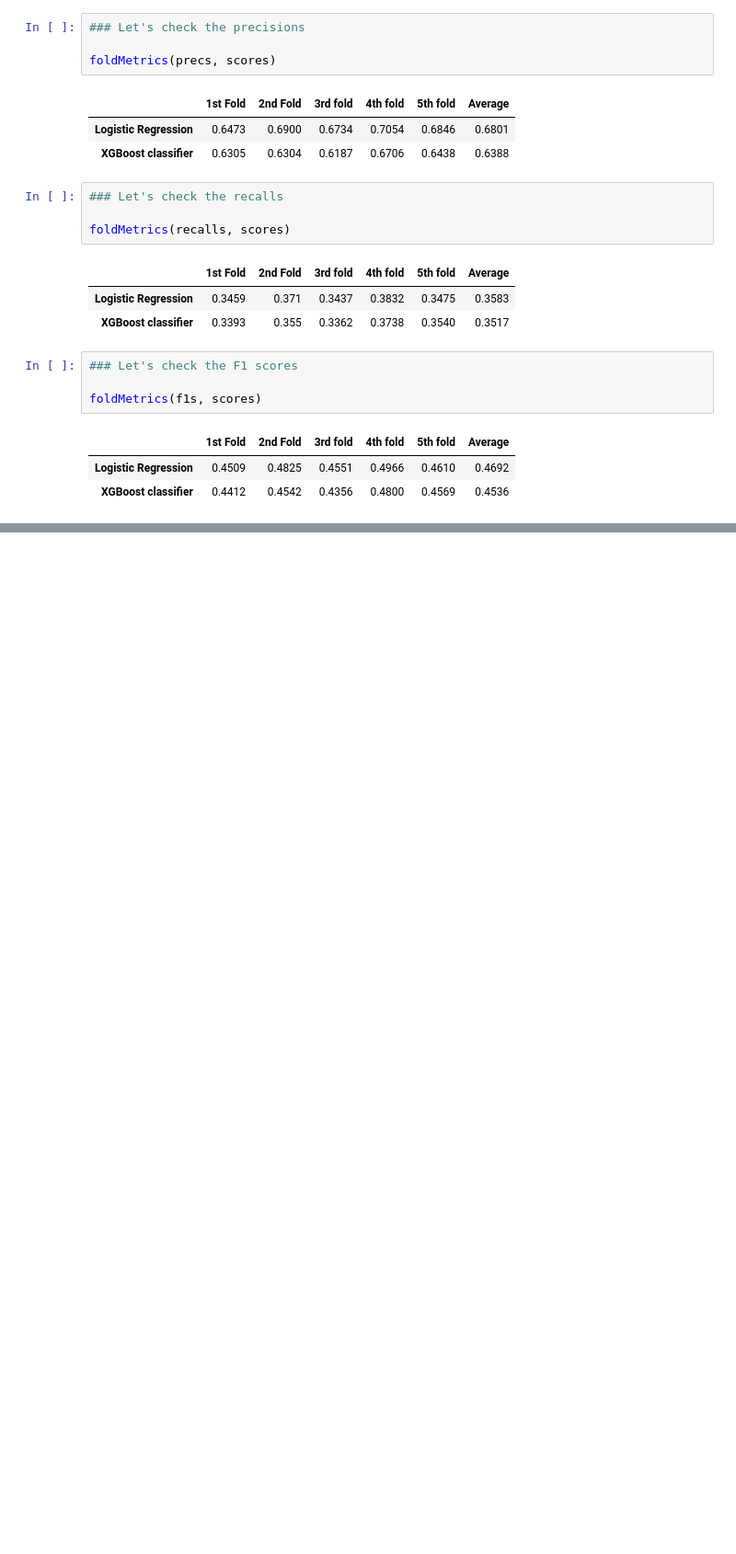
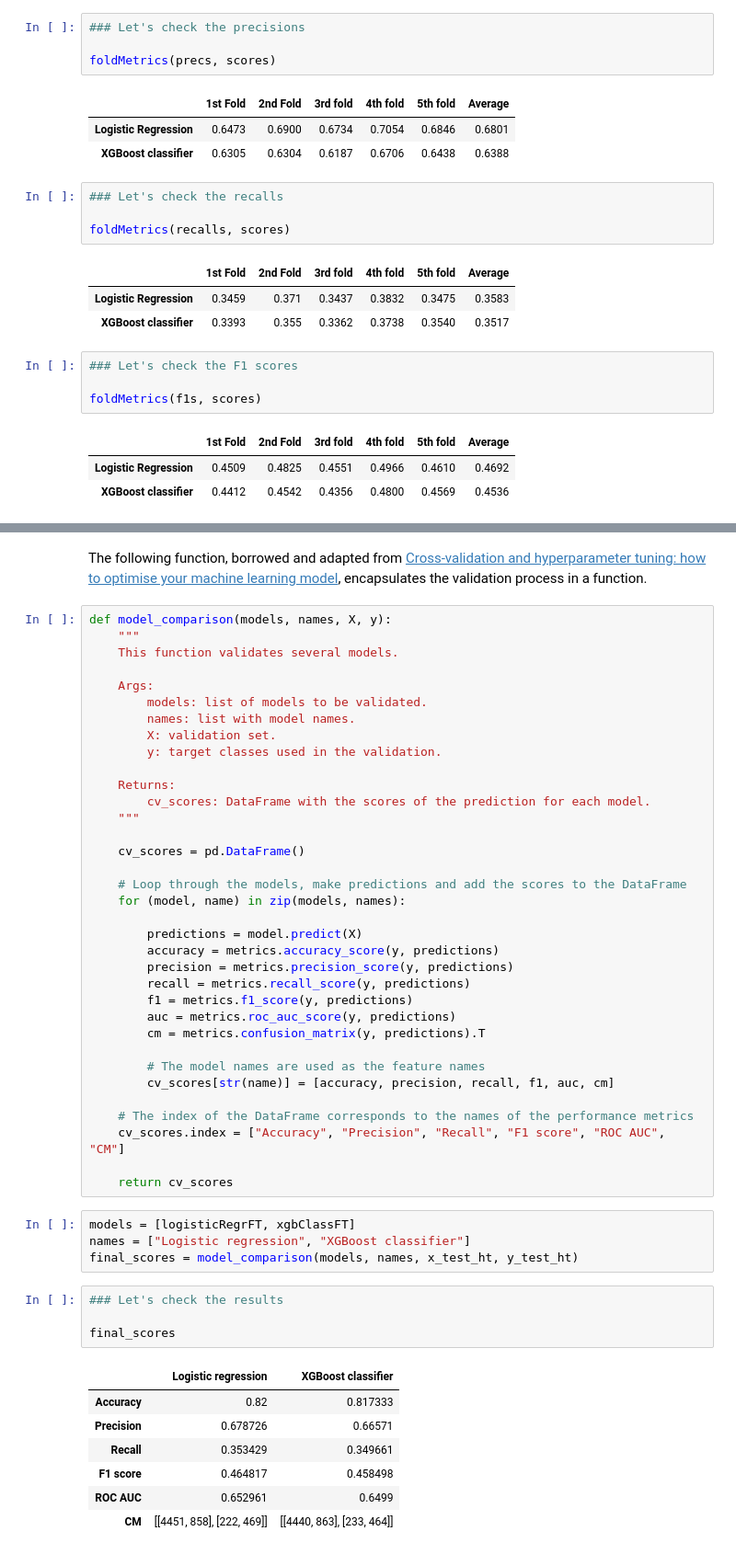
Before and after one commit to jacasta2/cc_default, a Jupyter notebook: ml/ml.ipynb, the cells around one changed output, grey strips where cells are left out. Shown at 92% size. Cells and saved outputs as stored; diff of their text form; blank space fills up the shorter version.

```diff
--- a/ml/ml.ipynb
+++ b/ml/ml.ipynb
@@ -798,0 +1083,53 @@ Overall, both models perform in a similar way and rather poorly. Perhaps the onl
+# %% [markdown]
+The following function, borrowed and adapted from [Cross-validation and hyperparameter tuning: how to optimise your machine learning model](https://towardsdatascience.com/cross-validation-and-hyperparameter-tuning-how-to-optimise-your-machine-learning-model-13f005af9d7d), encapsulates the validation process in a function.
+# %%
+def model_comparison(models, names, X, y):
+    """
+    This function validates several models.
+
+    Args:
+        models: list of models to be validated.
+        names: list with model names.
+        X: validation set.
+        y: target classes used in the validation.
+
+    Returns:
+        cv_scores: DataFrame with the scores of the prediction for each model.
+    """
+
+    cv_scores = pd.DataFrame()
+
+    # Loop through the models, make predictions and add the scores to the DataFrame
+    for (model, name) in zip(models, names):
+
+        predictions = model.predict(X)
+        accuracy = metrics.accuracy_score(y, predictions)
+        precision = metrics.precision_score(y, predictions)
+        recall = metrics.recall_score(y, predictions)
+        f1 = metrics.f1_score(y, predictions)
+        auc = metrics.roc_auc_score(y, predictions)
+        cm = metrics.confusion_matrix(y, predictions).T
+
+        # The model names are used as the feature names
+        cv_scores[str(name)] = [accuracy, precision, recall, f1, auc, cm]
+
+    # The index of the DataFrame corresponds to the names of the performance metrics
+    cv_scores.index = ["Accuracy", "Precision", "Recall", "F1 score", "ROC AUC", "CM"]
+
+    return cv_scores
+# %%
+models = [logisticRegrFT, xgbClassFT]
+names = ["Logistic regression", "XGBoost classifier"]
+final_scores = model_comparison(models, names, x_test_ht, y_test_ht)
+# %%
+### Let's check the results
+
+final_scores
+# %% [output]
+|  | Logistic regression | XGBoost classifier |
+| Accuracy | 0.82 | 0.817333 |
+| Precision | 0.678726 | 0.66571 |
+| Recall | 0.353429 | 0.349661 |
+| F1 score | 0.464817 | 0.458498 |
+| ROC AUC | 0.652961 | 0.6499 |
+| CM | [[4451, 858], [222, 469]] | [[4440, 863], [233, 464]] |
```
Also changed, not shown: parts of 42 cells of this notebook, 2 other files.
